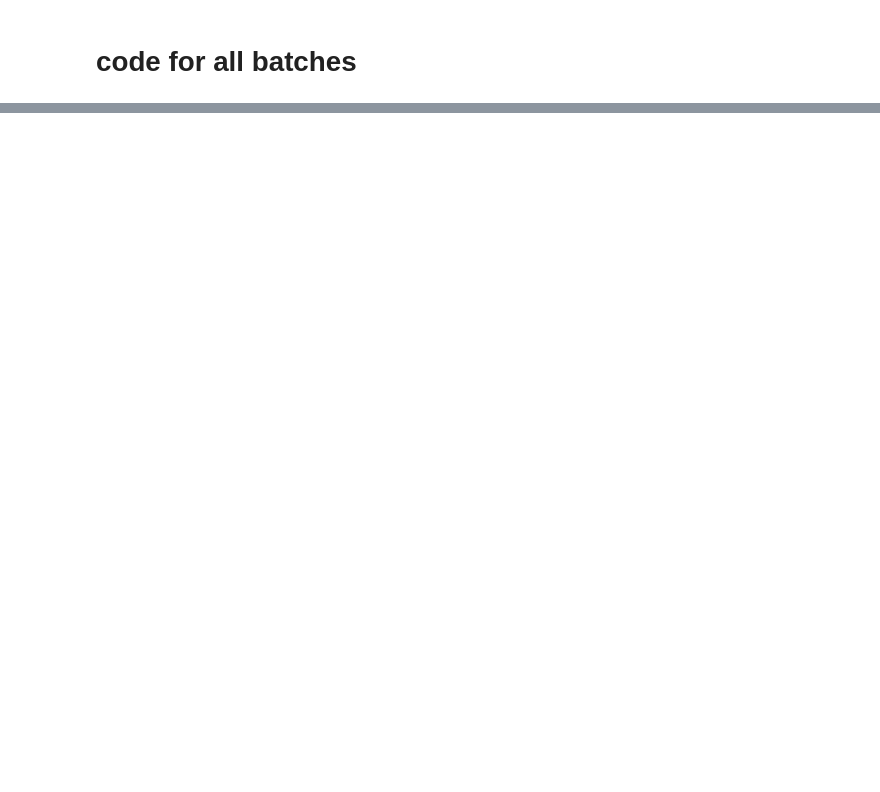
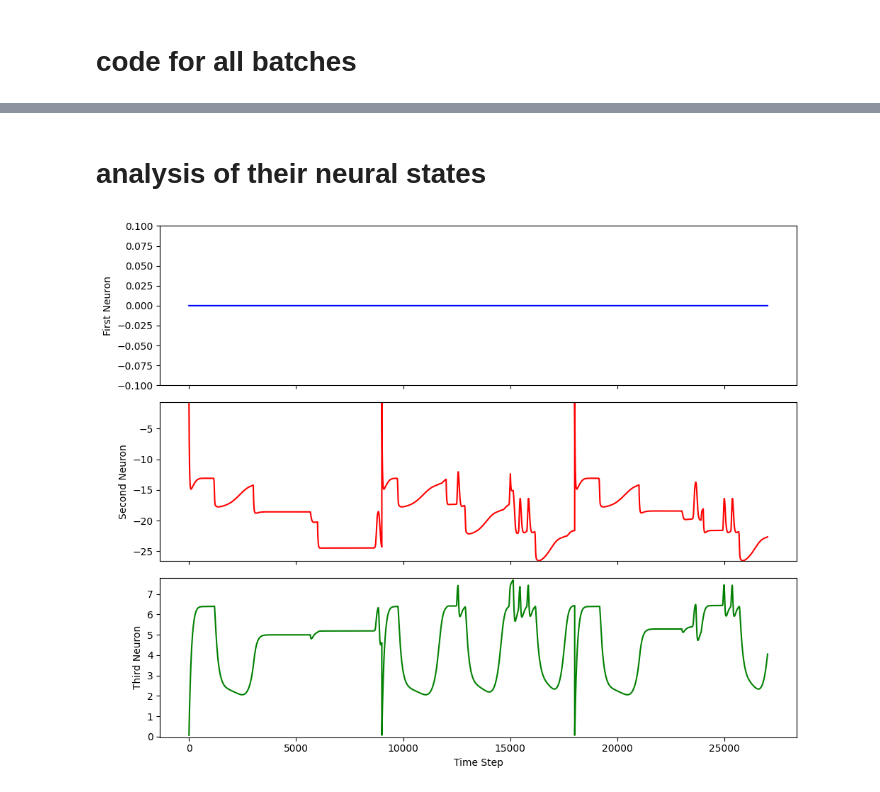
Before and after one commit to katiepambakianbris/BeeCommunication, a Jupyter notebook: analysis/behaviour.ipynb, the cells around one changed output, grey strips where cells are left out. Cells and saved outputs as stored; diff of their text form; code cells hidden in the pictures; blank space fills up the shorter version.

Commit message:
run next task, change neural states

```diff
--- a/analysis/behaviour.ipynb
+++ b/analysis/behaviour.ipynb
@@ -223 +223,36 @@ for batch_index, batch in enumerate(batches):
 ... (5 outputs left out)
+# %% [markdown]
+# analysis of their neural states
+# %%
+run = 0
+batch = 0
+
+file_name = result_dir + f"batch_{batch}/run_{run}/neuron1_stage1_{run}.dat"
+neurons = [float(x) for x in read_first_line(file_name)]
+
+
+first_neuron = neurons[0::3]   # start at 0, take every 3rd value
+second_neuron = neurons[1::3]  # start at 1, take every 3rd value
+third_neuron = neurons[2::3]   # start at 2, take every 3rd value
+
+x = list(range(len(first_neuron)))
+
+fig, axs = plt.subplots(3, 1, figsize=(10, 8), sharex=True)  # 3 rows, 1 column, share x-axis
+
+axs[0].plot(x, first_neuron, color='blue')
+axs[0].set_ylabel("First Neuron")
+axs[0].set_ylim(min(first_neuron)-0.1, max(first_neuron)+0.1)
+
+axs[1].plot(x, second_neuron, color='red')
+axs[1].set_ylabel("Second Neuron")
+axs[1].set_ylim(min(second_neuron)-0.1, max(second_neuron)+0.1)
+
+axs[2].plot(x, third_neuron, color='green')
+axs[2].set_ylabel("Third Neuron")
+axs[2].set_ylim(min(third_neuron)-0.1, max(third_neuron)+0.1)
+axs[2].set_xlabel("Time Step")
+
+plt.tight_layout()
+plt.show()
+# %% [output]
+[figure, added]
```
Also changed, not shown: parts of 3 cells of this notebook, 2 other files.
